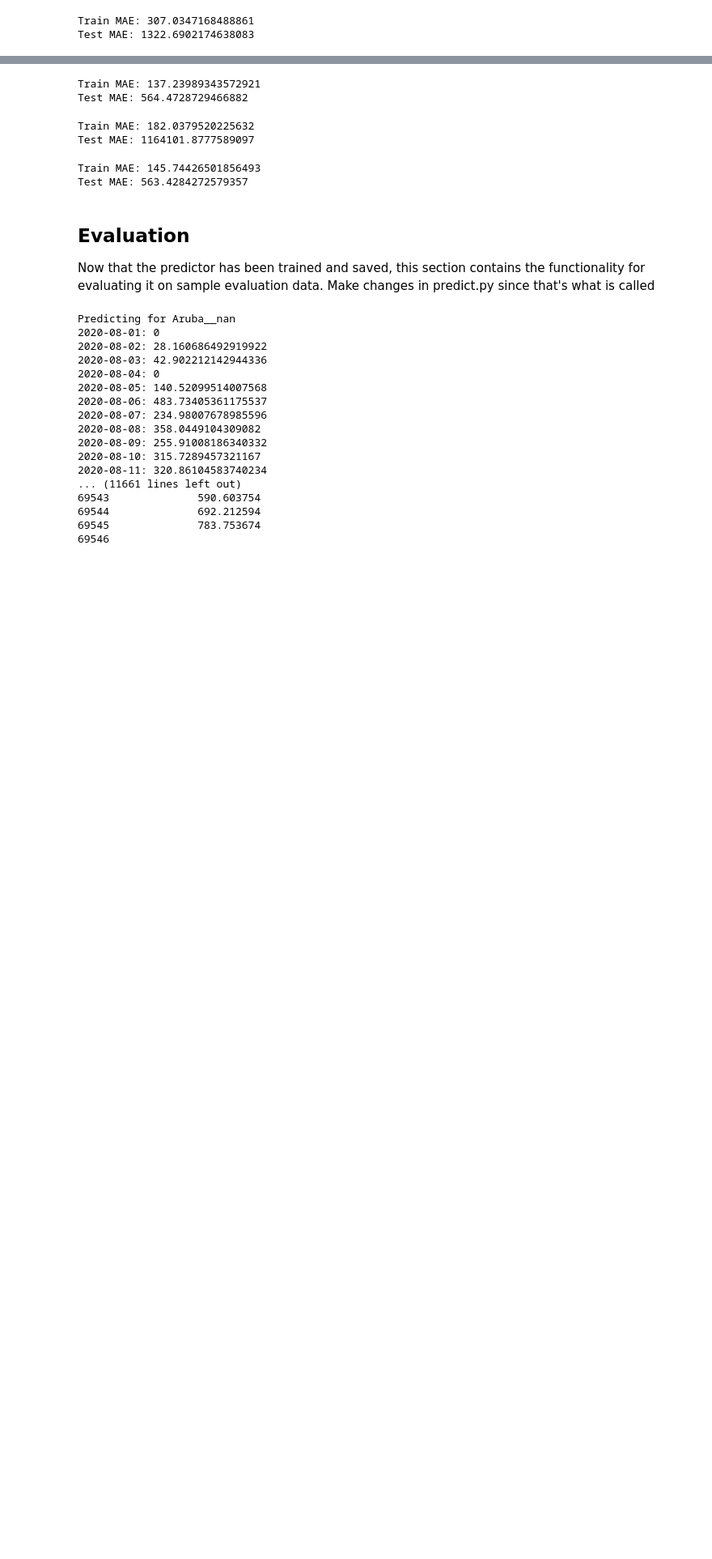
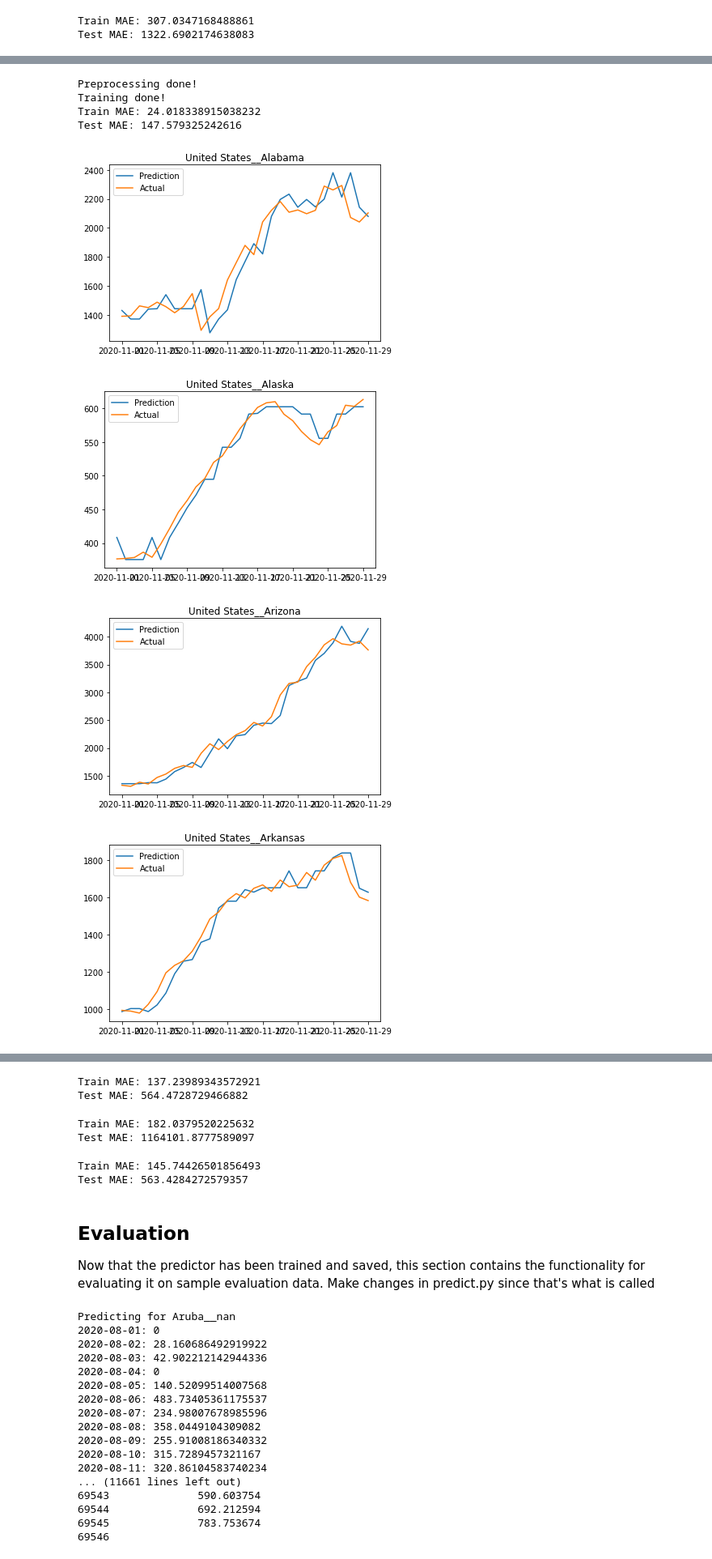
Before and after one commit to katherinesing/usc-xprize-covid, a Jupyter notebook: covid-xprize/covid_xprize/examples/predictors/linear_reg/lin-reg.ipynb, the cells around one changed output, grey strips where cells are left out. Shown at 81% size. Saved outputs shown, nothing was run; the diff lists cells and outputs as text; code cells hidden in the pictures; blank space fills up the shorter version.

```diff
--- a/covid-xprize/covid_xprize/examples/predictors/linear_reg/lin-reg.ipynb
+++ b/covid-xprize/covid_xprize/examples/predictors/linear_reg/lin-reg.ipynb
@@ -334,14 +373,16 @@ oxford_data
 # %% [markdown]
 ### Model Training
 # %%
-def process_data(df, nb_lookback_days, nb_lookback_months=20, test_months=2, static=False):
+def process_data(df, nb_lookback_days, nb_lookback_months, test_months, static, rolling, ff_index):
+    cases_col_used = ['7DMA'] if rolling else ['NewCases']
     # Create training data across all regions for predicting one day ahead
     if static:
       df = add_static_data(df)
-      X_cols = cases_col + npi_cols + census_cols + lodes_cols
+      X_cols = cases_col_used + npi_cols + census_cols + lodes_cols
     else:
-      X_cols = cases_col + npi_cols
-    y_cols = ['GeoID', 'Date', 'NewCases'] # Include GeoID and date to create graphs
+      X_cols = cases_col_used + npi_cols
+    y_cols = ['GeoID', 'Date'] + cases_col_used # Include GeoID and date to create graphs
+
     X_samples = []
     y_samples = []
     X_train = []
@@ -352,7 +393,7 @@ def process_data(df, nb_lookback_days, nb_lookback_months=20, test_months=2, sta
     geo_ids = df.GeoID.unique()
     for g in geo_ids:
         gdf = df[(df.GeoID == g) & (df.Date >= train_date)]
-        all_case_data = np.array(gdf[cases_col])
+        all_case_data = np.array(gdf[cases_col_used])
         all_npi_data = np.array(gdf[npi_cols])
 
         if static:
@@ -368,16 +409,19 @@ def process_data(df, nb_lookback_days, nb_lookback_months=20, test_months=2, sta
         for d in range(nb_lookback_days, nb_total_days - 1):
             X_cases = all_case_data[d-nb_lookback_days:d]
             X_npis = all_npi_data[d - nb_lookback_days:d]
+            X_npis_or = np.bitwise_or.reduce(X_npis, axis=0)
 
             # Flatten all input data
             if static:
               X_census = all_census_data[d-nb_lookback_days:d]
               X_lodes = all_census_data[d-nb_lookback_days:d]
               X_sample = np.concatenate([X_cases.flatten(),
-                                         X_npis.flatten(),
+                                         X_npis_or.flatten(),
                                          X_census.flatten(), X_lodes.flatten()])
+              if len(ff_index) != 0:
+                    X_sample = X_sample[:, np.array[ff_index]]
             else:
-               X_sample = np.concatenate([X_cases.flatten(),X_npis.flatten()])
+               X_sample = np.concatenate([X_cases.flatten(),X_npis_or.flatten()])
             y_sample = all_bookkeeping_data[d]
 
             if d < nb_total_days-test_months*30:
@@ -413,13 +528,17 @@ def add_static_data(df):
 # %%
-def run(df, nb_lookback_days, nb_lookback_months, test_months, model, inspect=False, graph=False, static=False):
+def run(df, nb_lookback_days, nb_lookback_months, test_months, model, inspect, graph, static, rolling, ff_index=[]):
     df_copy = df.copy()
     X_train, X_test, y_train, y_test = process_data(df_copy,
                                                     nb_lookback_days,
                                                     nb_lookback_months,
                                                     test_months,
-                                                    static
+                                                    static,
+                                                    rolling,
+                                                    ff_index
                                                    )
+    print('Preprocessing done!')
     model.fit(X_train, y_train)
+    print('Training done!')
     # Evaluate model
     train_preds = model.predict(X_train)
     train_preds = np.maximum(train_preds, 0) # Don't predict negative cases
@@ -480,0 +644,20 @@ Test MAE: 555.7652565426068
+# %%
+model = run(df=oxford_data,
+            nb_lookback_days=30,
+            nb_lookback_months=20,
+            test_months=1,
+            model=GradientBoostingRegressor(),
+            inspect=False,
+            graph=True,
+            static=False,
+            rolling=True,
+            ff_index=[])
+# %% [output]
+Preprocessing done!
+Training done!
+Train MAE: 24.018338915038232
+Test MAE: 147.579325242616
+[figure, added]
+[figure, added]
+[figure, added]
+[figure, added]
```
Also changed, not shown: parts of 17 cells of this notebook, 2 other files.
